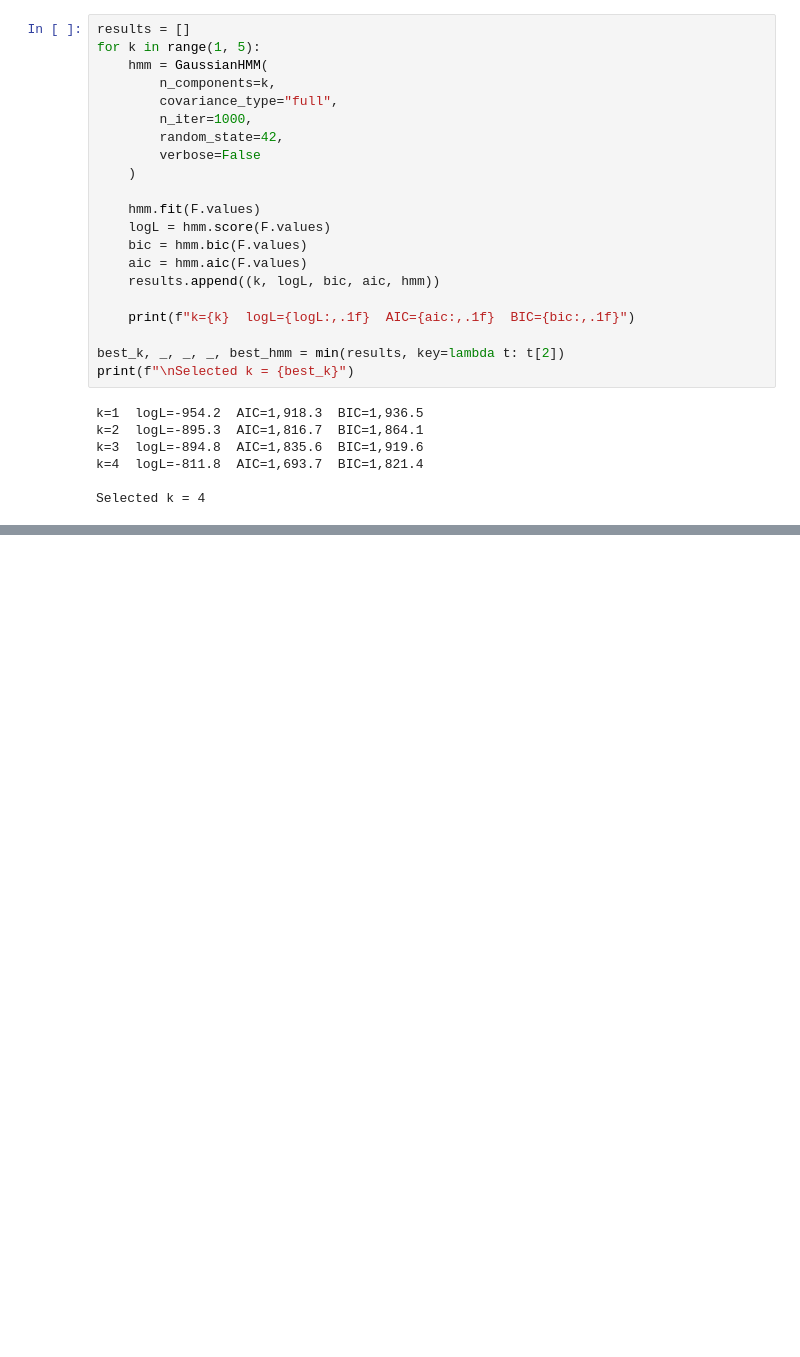
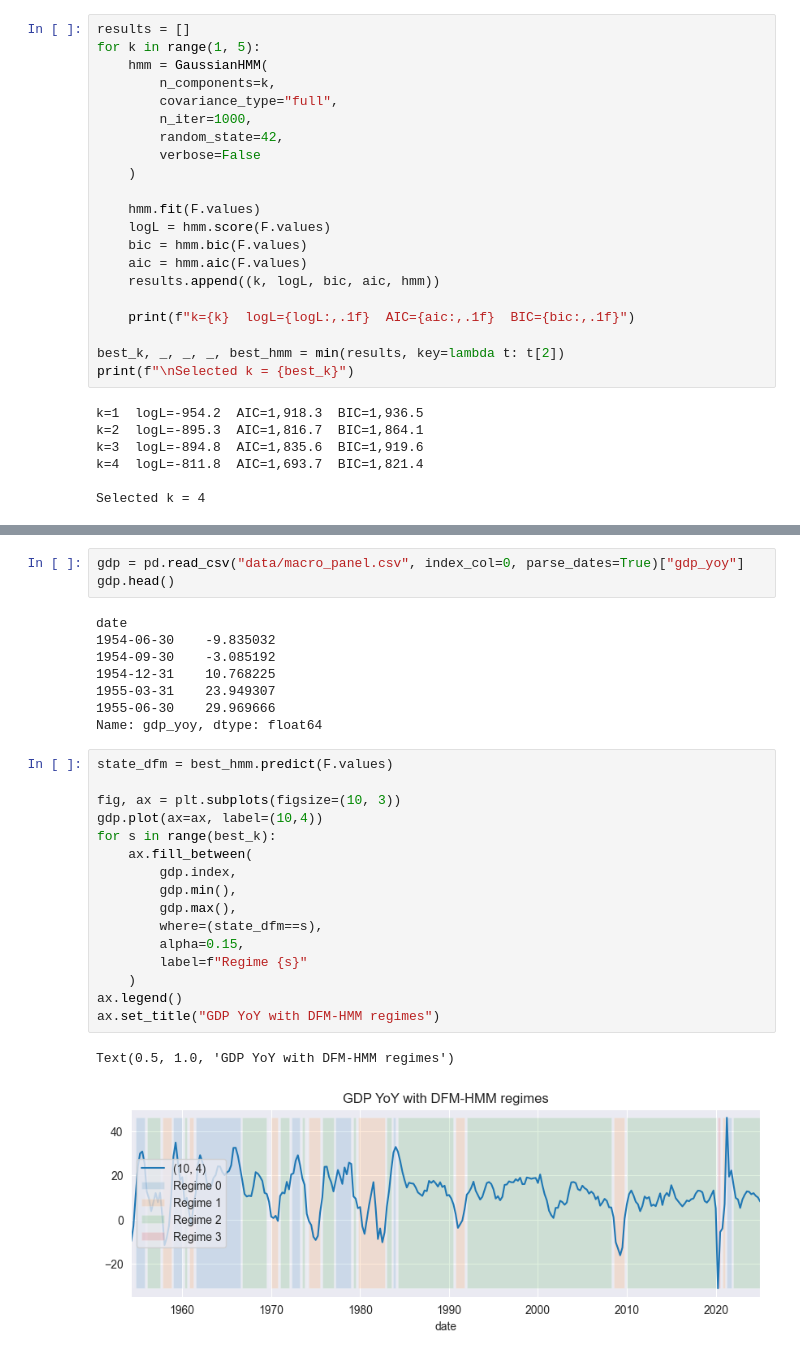
Before and after one commit to BramBouma/markov-switching, a Jupyter notebook: Multivariate/DFM-GaussianHMM.ipynb, the cells around one changed output, grey strips where cells are left out. Cells and saved outputs as stored; diff of their text form; blank space fills up the shorter version.

```diff
--- a/Multivariate/DFM-GaussianHMM.ipynb
+++ b/Multivariate/DFM-GaussianHMM.ipynb
@@ -124,0 +152,30 @@ Selected k = 4
+# %%
+gdp = pd.read_csv("data/macro_panel.csv", index_col=0, parse_dates=True)["gdp_yoy"]
+gdp.head()
+# %% [output]
+date
+1954-06-30    -9.835032
+1954-09-30    -3.085192
+1954-12-31    10.768225
+1955-03-31    23.949307
+1955-06-30    29.969666
+Name: gdp_yoy, dtype: float64
+# %%
+state_dfm = best_hmm.predict(F.values)
+
+fig, ax = plt.subplots(figsize=(10, 3))
+gdp.plot(ax=ax, label=(10,4))
+for s in range(best_k):
+    ax.fill_between(
+        gdp.index,
+        gdp.min(),
+        gdp.max(),
+        where=(state_dfm==s),
+        alpha=0.15,
+        label=f"Regime {s}"
+    )
+ax.legend()
+ax.set_title("GDP YoY with DFM-HMM regimes")
+# %% [output]
+Text(0.5, 1.0, 'GDP YoY with DFM-HMM regimes')
+[figure, added]
```
Also changed, not shown: parts of 15 cells of this notebook, 4 other files.
